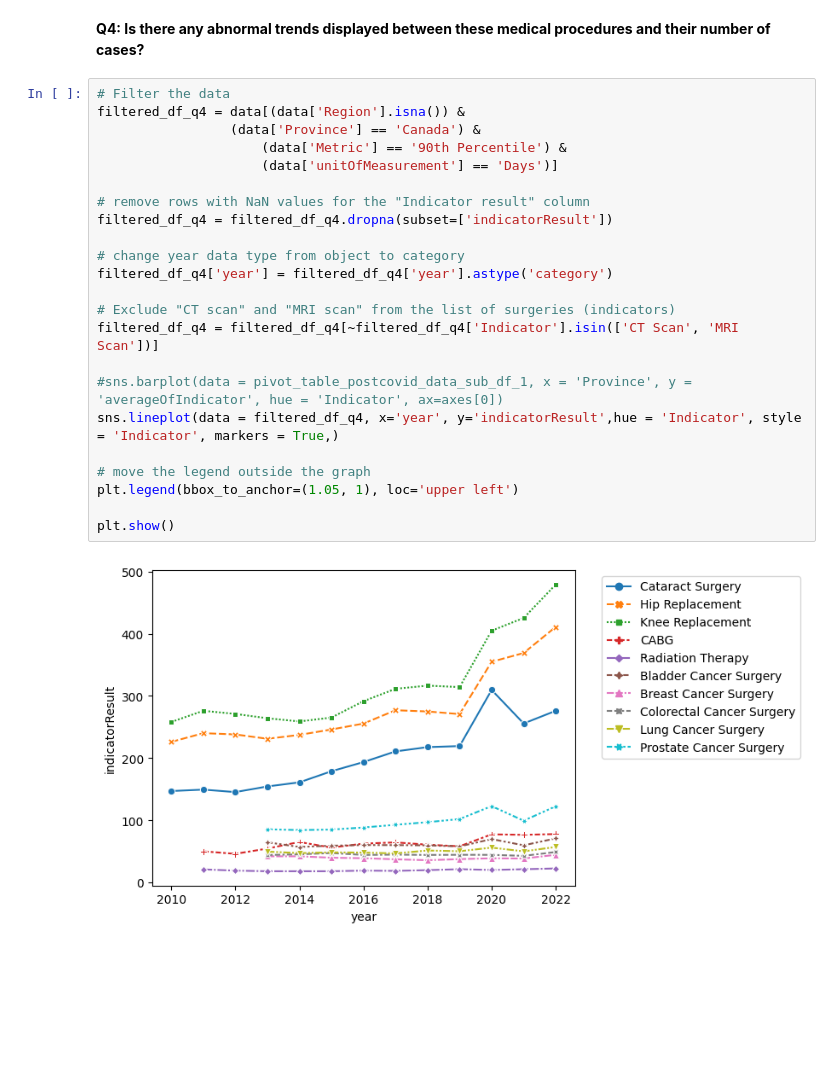
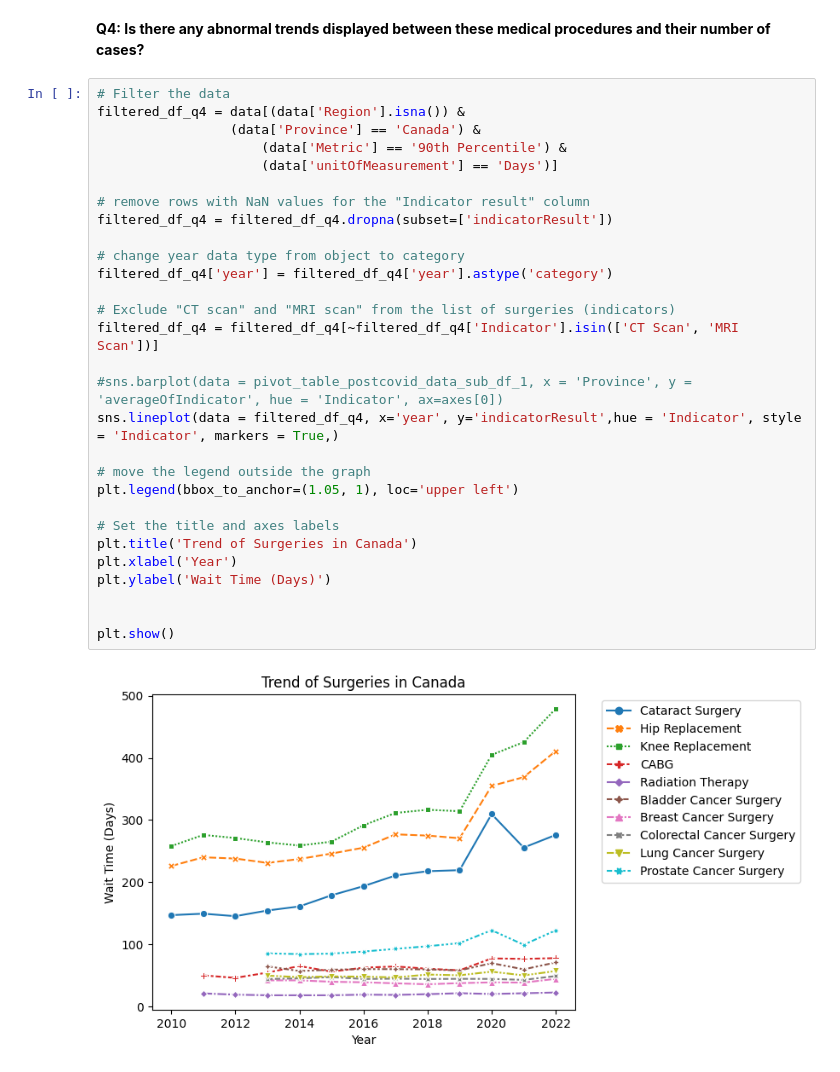
Before and after one commit to Aartizikre150/waiting-time-for-surgery-in-Canada, a Jupyter notebook: DAB_103_Project.ipynb, the cells around one changed output. Drawn from its saved outputs; the diff is of its cells as text; blank space fills up the shorter version.

```diff
--- a/DAB_103_Project.ipynb
+++ b/DAB_103_Project.ipynb
@@ -559,25 +559,31 @@ See the caveats in the documentation: https://pandas.pydata.org/pandas-docs/stab
 # %%
 # Filter the data
 filtered_df_q4 = data[(data['Region'].isna()) &
                  (data['Province'] == 'Canada') &
 		             (data['Metric'] == '90th Percentile') &
 		             (data['unitOfMeasurement'] == 'Days')]
 
 # remove rows with NaN values for the "Indicator result" column
 filtered_df_q4 = filtered_df_q4.dropna(subset=['indicatorResult'])
 
 # change year data type from object to category
 filtered_df_q4['year'] = filtered_df_q4['year'].astype('category')
 
 # Exclude "CT scan" and "MRI scan" from the list of surgeries (indicators)
 filtered_df_q4 = filtered_df_q4[~filtered_df_q4['Indicator'].isin(['CT Scan', 'MRI Scan'])]
 
 #sns.barplot(data = pivot_table_postcovid_data_sub_df_1, x = 'Province', y = 'averageOfIndicator', hue = 'Indicator', ax=axes[0])
 sns.lineplot(data = filtered_df_q4, x='year', y='indicatorResult',hue = 'Indicator', style = 'Indicator', markers = True,)
 
 # move the legend outside the graph
 plt.legend(bbox_to_anchor=(1.05, 1), loc='upper left')
 
+# Set the title and axes labels
+plt.title('Trend of Surgeries in Canada')
+plt.xlabel('Year')
+plt.ylabel('Wait Time (Days)')
+
+
 plt.show()
 # %% [output]
-[figure, old version]
+[figure, new version]
```
Also changed, not shown: parts of 3 cells of this notebook.
